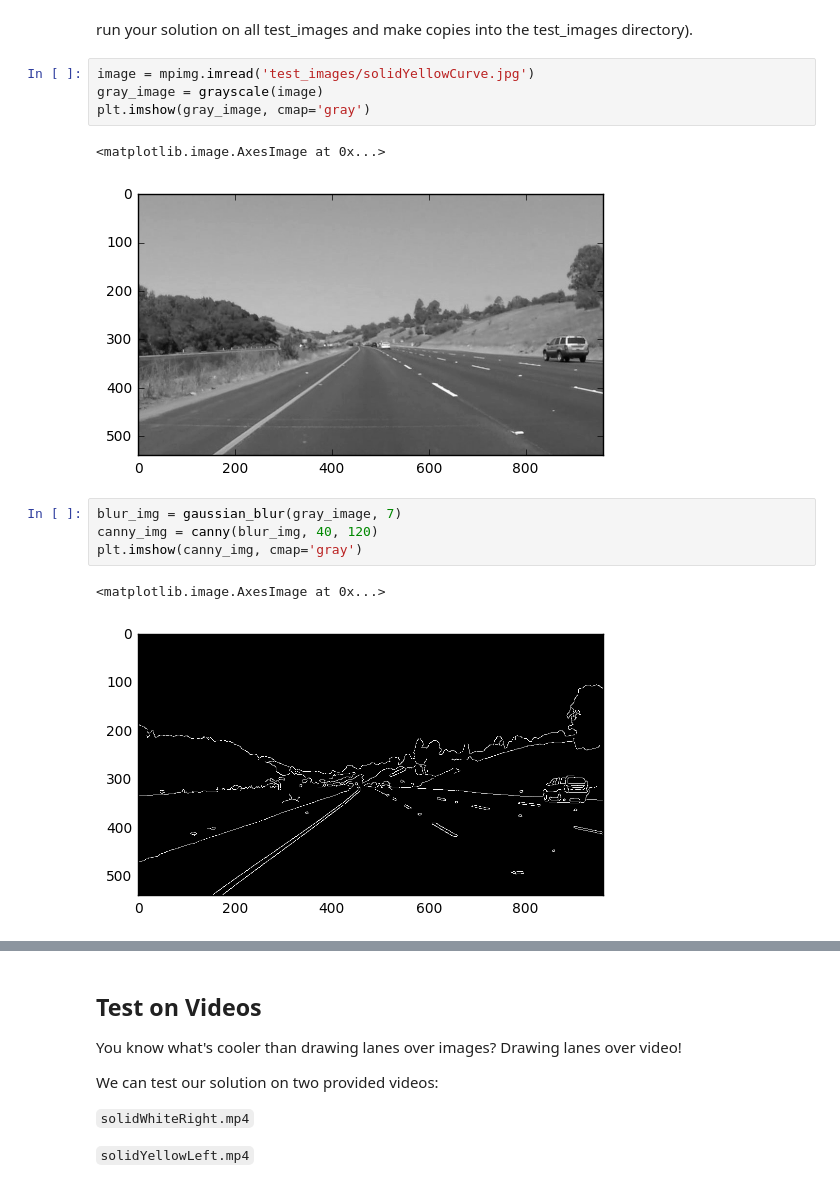
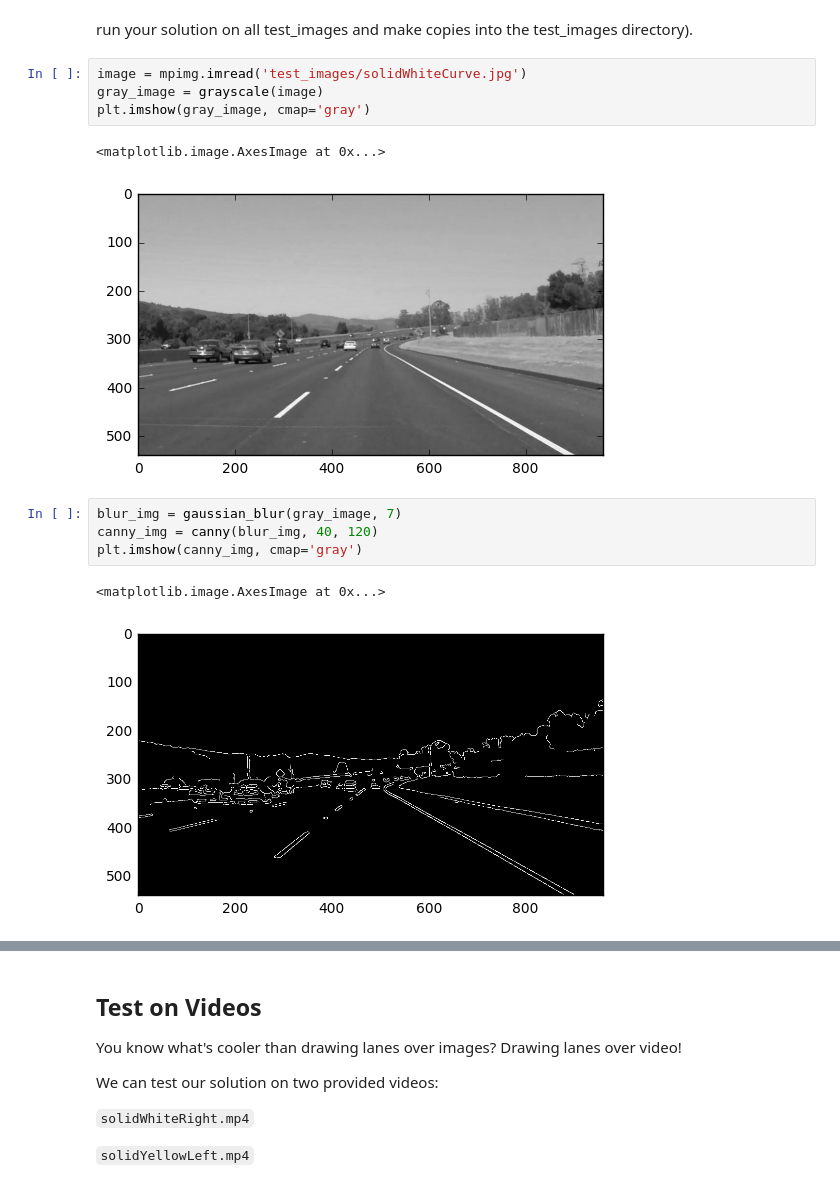
Before and after one commit to ddrm86/udacity-selfdriving-p1, a Jupyter notebook: P1.ipynb, the cells around one changed output, grey strips where cells are left out. Drawn from its saved outputs; the diff is of its cells as text.

```diff
--- a/P1.ipynb
+++ b/P1.ipynb
@@ -170,17 +171,17 @@ os.listdir("test_images/")
 # %% [markdown]
 run your solution on all test_images and make copies into the test_images directory).
 # %%
-image = mpimg.imread('test_images/solidYellowCurve.jpg')
+image = mpimg.imread('test_images/solidWhiteCurve.jpg')
 gray_image = grayscale(image)
 plt.imshow(gray_image, cmap='gray')
 # %% [output]
 <matplotlib.image.AxesImage at 0x...>
-[figure, old version]
+[figure, new version]
 # %%
 blur_img = gaussian_blur(gray_image, 7)
 canny_img = canny(blur_img, 40, 120)
 plt.imshow(canny_img, cmap='gray')
 # %% [output]
 <matplotlib.image.AxesImage at 0x...>
-[figure, old version]
+[figure, new version]
 # %%
```
Also changed, not shown: parts of 13 cells of this notebook, 2 other files.
